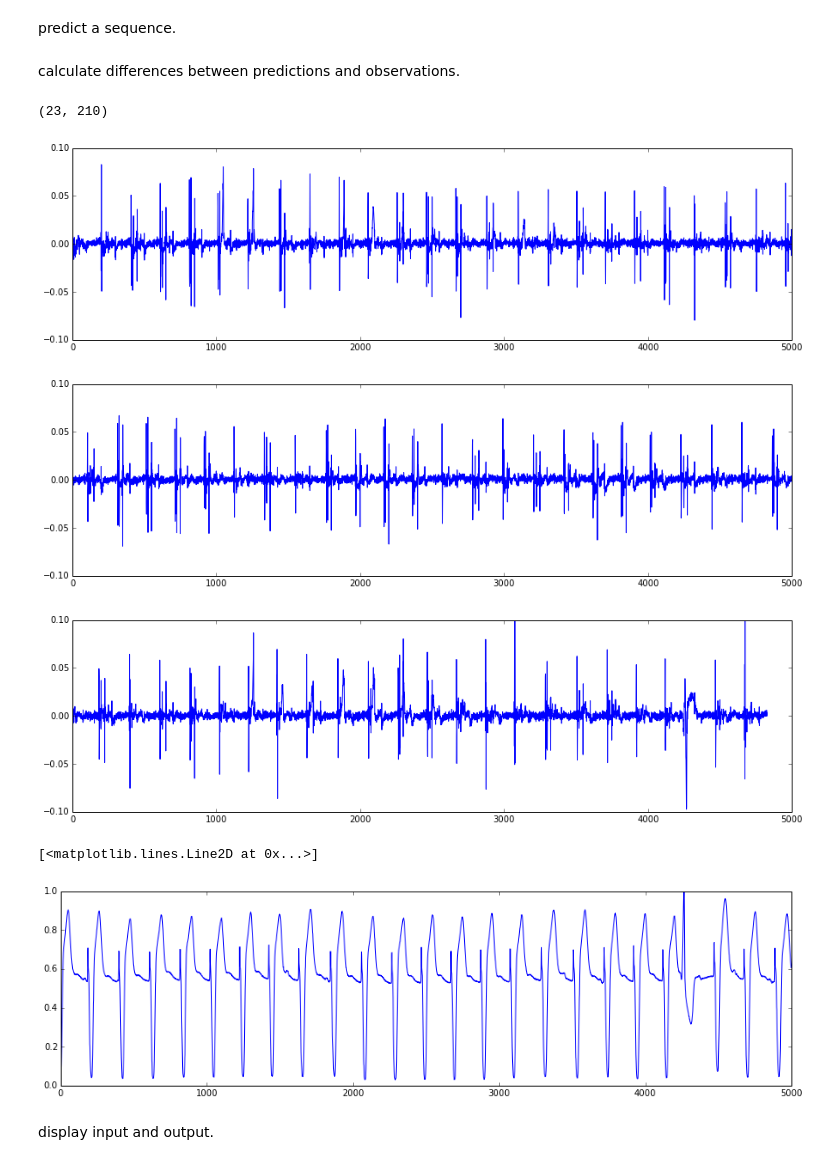
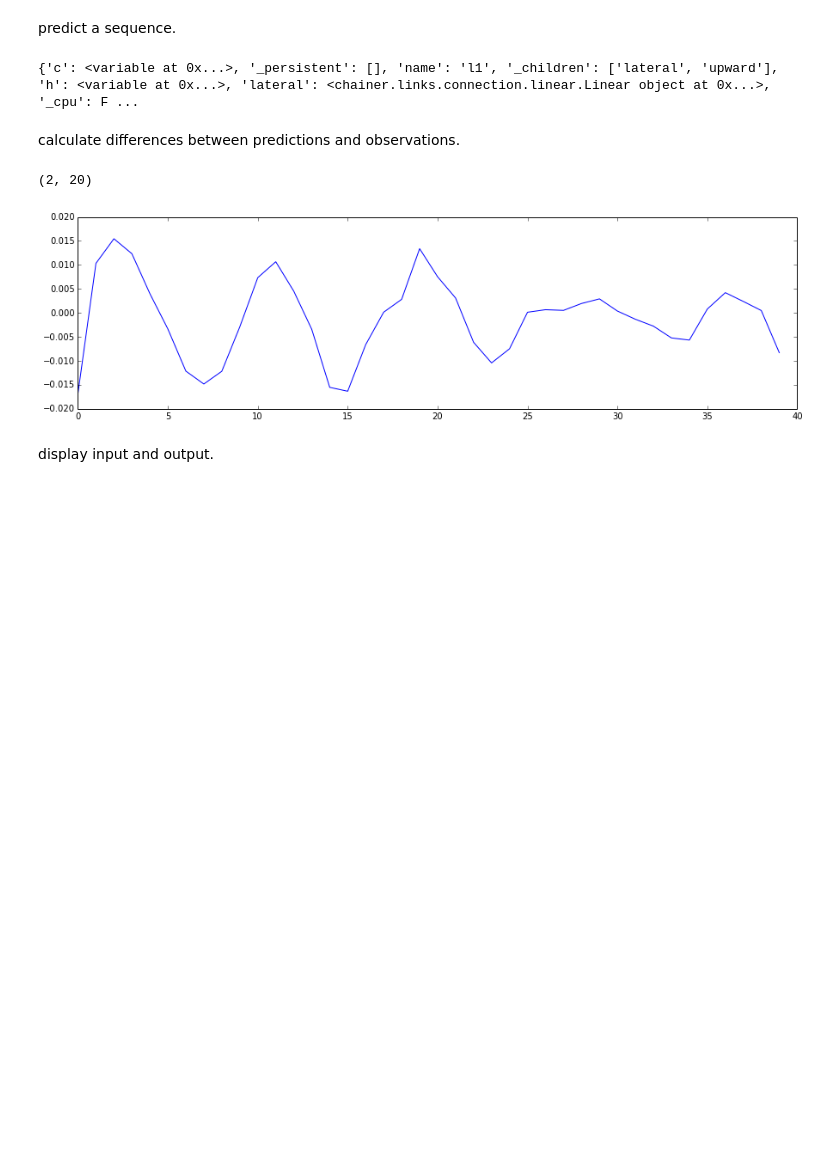
Before and after one commit to afcarl/chainer_seq2seq, a Jupyter notebook: experiment_01.ipynb, the cells around one changed output. Saved outputs shown, nothing was run; the diff lists cells and outputs as text; code cells hidden in the pictures; blank space fills up the shorter version.

```diff
--- a/experiment_01.ipynb
+++ b/experiment_01.ipynb
@@ -25,7 +25,7 @@ plt.plot(train_src_data[20:230])
 make a set of mini batches
 # %%
 import utils
-LENGTH_OF_TRAIN_SEQUENCE = 210
+LENGTH_OF_TRAIN_SEQUENCE = 20
 train_src_mini_batch_data = utils.make_mini_batch_without_overlap(train_src_data[:,0], LENGTH_OF_TRAIN_SEQUENCE)
 valid_src_mini_batch_data = utils.make_mini_batch_without_overlap(valid_src_data[:,0], LENGTH_OF_TRAIN_SEQUENCE)
 test_src_mini_batch_data = utils.make_mini_batch_without_overlap(test_src_data[:,0], LENGTH_OF_TRAIN_SEQUENCE)
@@ -36,8 +36,10 @@ print(test_src_mini_batch_data.shape)
 
 
 # modify them
-# train_src_mini_batch_data = train_src_mini_batch_data[0:1,:]
-# valid_src_mini_batch_data = valid_src_mini_batch_data[0:1,:]
-# print(train_src_mini_batch_data.shape)
-# print(valid_src_mini_batch_data.shape)
+train_src_mini_batch_data = train_src_mini_batch_data[0:5,:]
+valid_src_mini_batch_data = valid_src_mini_batch_data[0:5,:]
+test_src_mini_batch_data = test_src_mini_batch_data[0:5,:]
+
+print(train_src_mini_batch_data.shape)
+print(valid_src_mini_batch_data.shape)
 # %% [output]
@@ -50,9 +54,9 @@ train a model.
 create a new model.
 # %%
 import params
-# import train
+import train
 
-# train.train(train_src_mini_batch_data, valid_src_mini_batch_data)
+train.train(train_src_mini_batch_data, train_src_mini_batch_data)
 # %% [markdown]
 use the pretrained model.
 # %%
@@ -104,16 +108,18 @@ plt.legend(loc="best")
 predict a sequence.
 # %%
 import predict
-# path = params.MODEL_PATH
-path = "/home/ubuntu/results/seq2seq/experiment_01/model_hidden10_batch71_seq210_epoch8000_self.pkl"
+path = params.MODEL_PATH
+# path = "/home/ubuntu/results/seq2seq/experiment_01/model_hidden30_batch1_seq210_epoch12000.pkl"
 
 # load a trained model
 seq2seq = cPickle.load(open(path))
-# print(seq2seq.l1.__dict__)
+print(seq2seq.l1.__dict__)
 
 # predict
-train_dst_mini_batch_data = predict.predict_(seq2seq, train_src_mini_batch_data)
-valid_dst_mini_batch_data = predict.predict_(seq2seq, valid_src_mini_batch_data)
-test_dst_mini_batch_data = predict.predict_(seq2seq, test_src_mini_batch_data)
+train_dst_mini_batch_data = predict.predict(seq2seq, train_src_mini_batch_data)
+# valid_dst_mini_batch_data = predict.predict(seq2seq, valid_src_mini_batch_data)
+# test_dst_mini_batch_data = predict.predict(seq2seq, test_src_mini_batch_data)
+# %% [output]
+{'c': <variable at 0x...>, '_persistent': [], 'name': 'l1', '_children': ['lateral', 'upward'], 'h': <variable at 0x...>, 'lateral': <chainer.links.connection.linear.Linear object at 0x...>, '_cpu': F ...
 # %% [markdown]
 calculate differences between predictions and observations.
@@ -120,35 +136,47 @@ calculate differences between predictions and observations.
 # %%
 inverse_train_dst_mini_batch_data = np.fliplr(train_dst_mini_batch_data)
-inverse_valid_dst_mini_batch_data = np.fliplr(valid_dst_mini_batch_data)
-inverse_test_dst_mini_batch_data = np.fliplr(test_dst_mini_batch_data)
+# inverse_valid_dst_mini_batch_data = np.fliplr(valid_dst_mini_batch_data)
+# inverse_test_dst_mini_batch_data = np.fliplr(test_dst_mini_batch_data)
 
 train_errors = inverse_train_dst_mini_batch_data - train_src_mini_batch_data
-valid_errors = inverse_valid_dst_mini_batch_data - valid_src_mini_batch_data
-test_errors = inverse_test_dst_mini_batch_data - test_src_mini_batch_data
-print(test_errors.shape)
+# valid_errors = inverse_valid_dst_mini_batch_data - valid_src_mini_batch_data
+# test_errors = inverse_test_dst_mini_batch_data - test_src_mini_batch_data
+
+print(train_errors.shape)
+# print(valid_errors.shape)
+# print(test_errors.shape)
+
+# width = 10
+# smoothed_train_errors = smooth_curve(train_errors, width)
+# smoothed_valid_errors = smooth_curve(valid_errors, width)
+# smoothed_test_errors = smooth_curve(test_errors, width)
+
+# print(smoothed_train_errors.shape)
+# print(smoothed_valid_errors.shape)
+# print(smoothed_test_errors.shape)
 # %% [output]
-(23, 210)
+(2, 20)
 # %%
 # display them
 def display_errors(data):
     v = data.reshape(1, -1)
     plt.figure(figsize=(15, 4))
+
     plt.plot(v[0])
-    plt.ylim(-0.1, 0.1)
-    plt.xlim(0, 5000)
+#     plt.ylim(-0.1, 0.1)
+#     plt.xlim(0, 210)
     plt.show()
 # %%
 display_errors(train_errors)
-display_errors(valid_errors)
-display_errors(test_errors)
-plt.figure(figsize=(15, 4))
-plt.plot(test_src_data)
+# display_errors(smoothed_valid_errors)
+# display_errors(smoothed_test_errors)
+# plt.figure(figsize=(15, 4))
+# plt.xlim(0, 5000)
+# plt.plot(train_src_data)
+
+# plt.legend(loc="best")
 # %% [output]
-[figure, old version]
+[figure, new version]
-[figure, removed]
-[figure, removed]
-[<matplotlib.lines.Line2D at 0x...>]
-[figure, removed]
 # %% [markdown]
 display input and output.
 # %%
```
Also changed, not shown: parts of 9 cells of this notebook, 4 other files.
